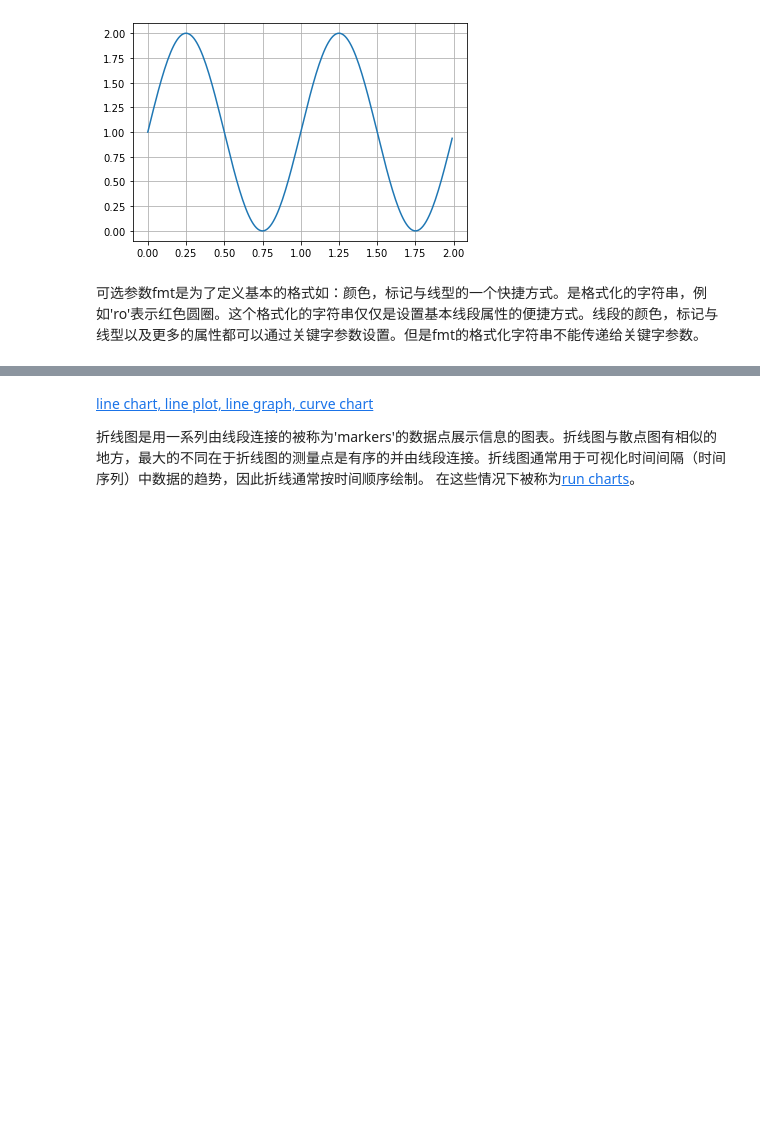
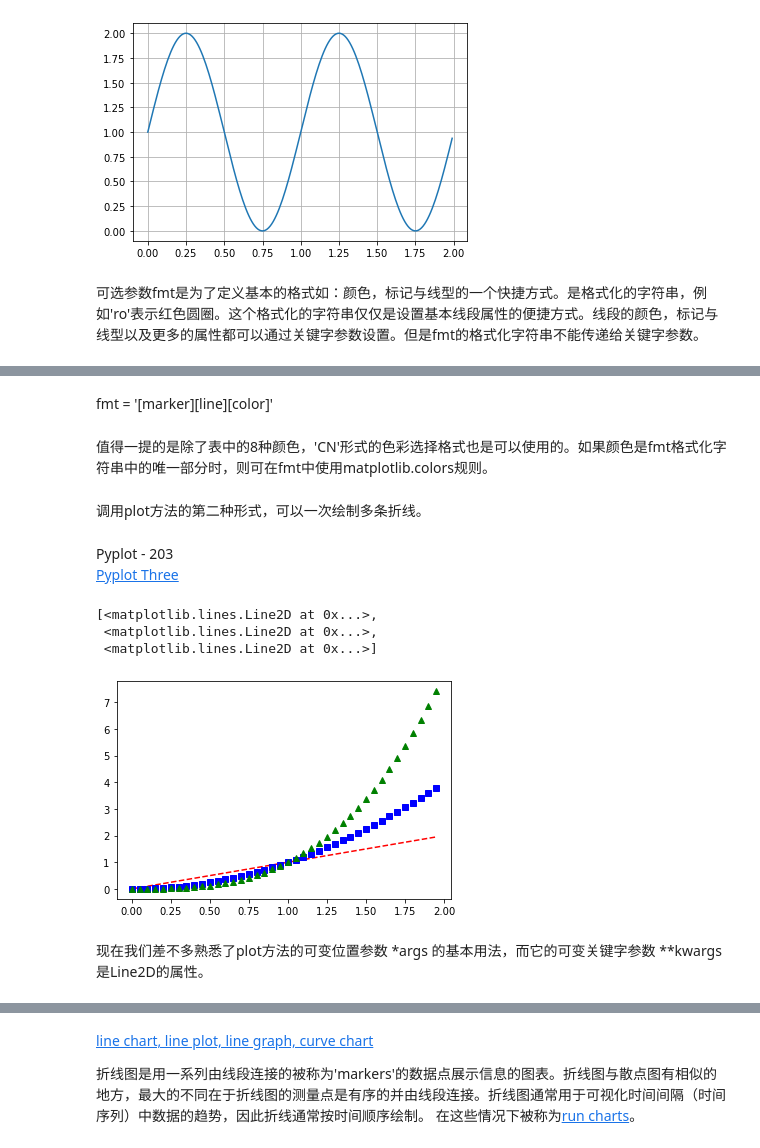
Before and after one commit to darkeggler/data_visualization_notebooks, a Jupyter notebook: api_axes.ipynb, the cells around one changed output, grey strips where cells are left out. Cells and saved outputs as stored; diff of their text form; code cells hidden in the pictures; blank space fills up the shorter version.

```diff
--- a/api_axes.ipynb
+++ b/api_axes.ipynb
@@ -57,0 +72,18 @@ ax.grid()
+# %% [markdown]
+fmt = '[marker][line][color]'
+# %% [markdown]
+值得一提的是除了表中的8种颜色，'CN'形式的色彩选择格式也是可以使用的。如果颜色是fmt格式化字符串中的唯一部分时，则可在fmt中使用matplotlib.colors规则。
+# %% [markdown]
+调用plot方法的第二种形式，可以一次绘制多条折线。
+# %% [markdown]
+<span id=203>Pyplot - 203</span>
+[Pyplot Three](https://matplotlib.org/gallery/pyplots/pyplot_three.html)
+# %%
+plt.plot(t, t, 'r--', t, t**2, 'bs', t, t**3, 'g^')
+# %% [output]
+[<matplotlib.lines.Line2D at 0x...>,
+ <matplotlib.lines.Line2D at 0x...>,
+ <matplotlib.lines.Line2D at 0x...>]
+[figure, added]
+# %% [markdown]
+现在我们差不多熟悉了plot方法的可变位置参数 *args 的基本用法，而它的可变关键字参数 **kwargs 是Line2D的属性。
```
Also changed, not shown: parts of 27 cells of this notebook, 1 other file.
